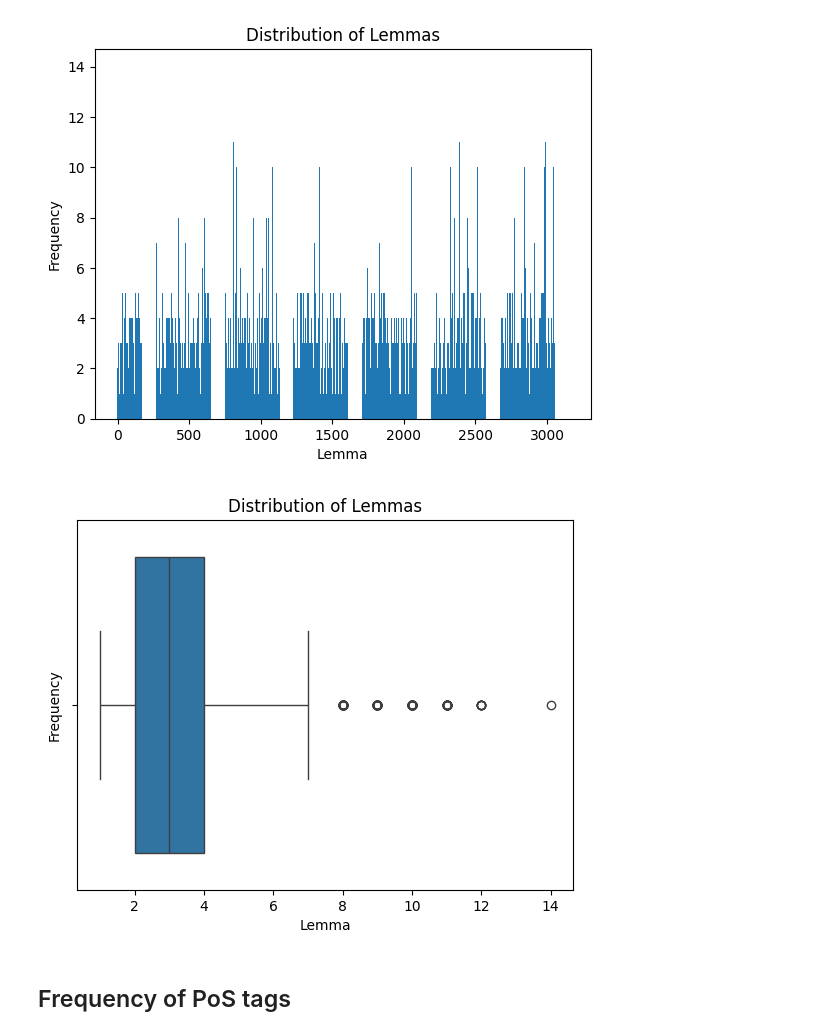
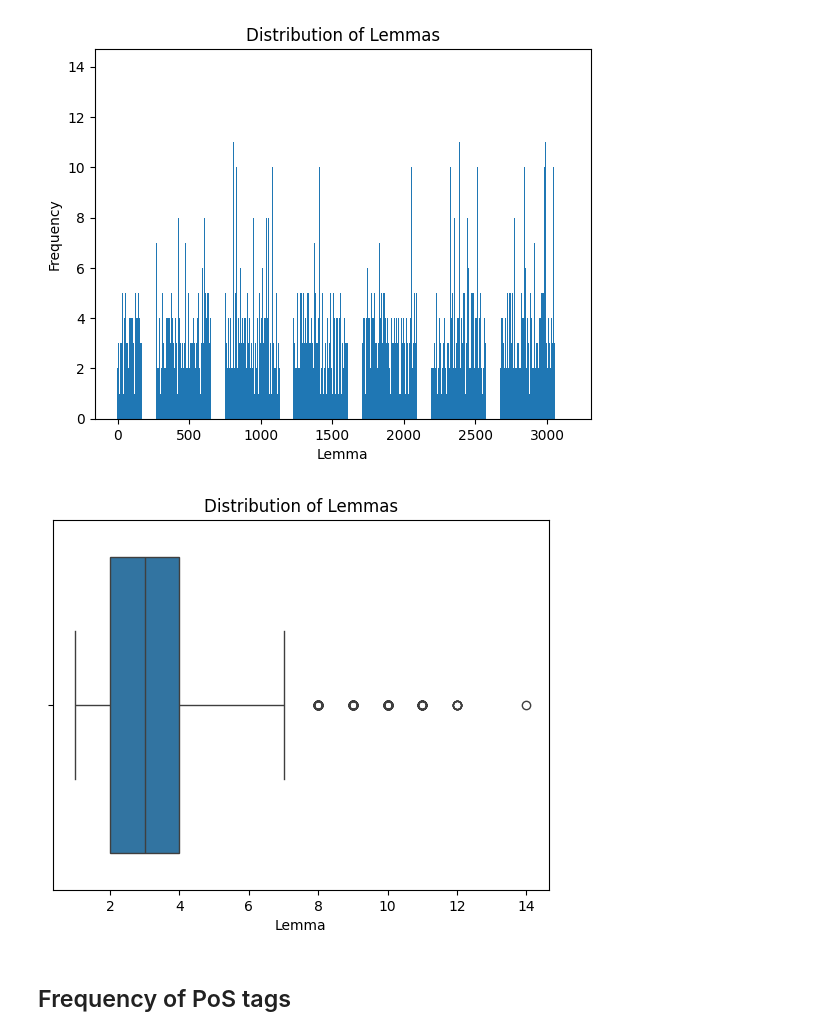
Before and after one commit to ignacioct/MorphCompleteProject, a Jupyter notebook: data_exploration_sigmorphon_17_danish.ipynb, the cells around one changed output. Drawn from its saved outputs; the diff is of its cells as text; code cells hidden in the pictures.

```diff
--- a/data_exploration_sigmorphon_17_danish.ipynb
+++ b/data_exploration_sigmorphon_17_danish.ipynb
@@ -68,22 +68,21 @@ plt.show()
 # %%
 # Convert the first column of the DataFrame to a list of unique lemmas
 lemmas = danish_df['lemma'].unique()
 
 # Get the frequency of each lemma
 freq = danish_df['lemma'].value_counts()
 
 # Create a boxplot of the frequency of lemmas
 sns.boxplot(x=freq)
 
 # Add a title and labels
 plt.title("Distribution of Lemmas")
 plt.xlabel("Lemma")
-plt.ylabel("Frequency")
 
 # Show the plot
 plt.show()
 # %% [output]
-[figure, old version]
+[figure, new version]
 # %% [markdown]
 ## Frequency of PoS tags
 # %%
```
Also changed, not shown: parts of 1 cell of this notebook.
